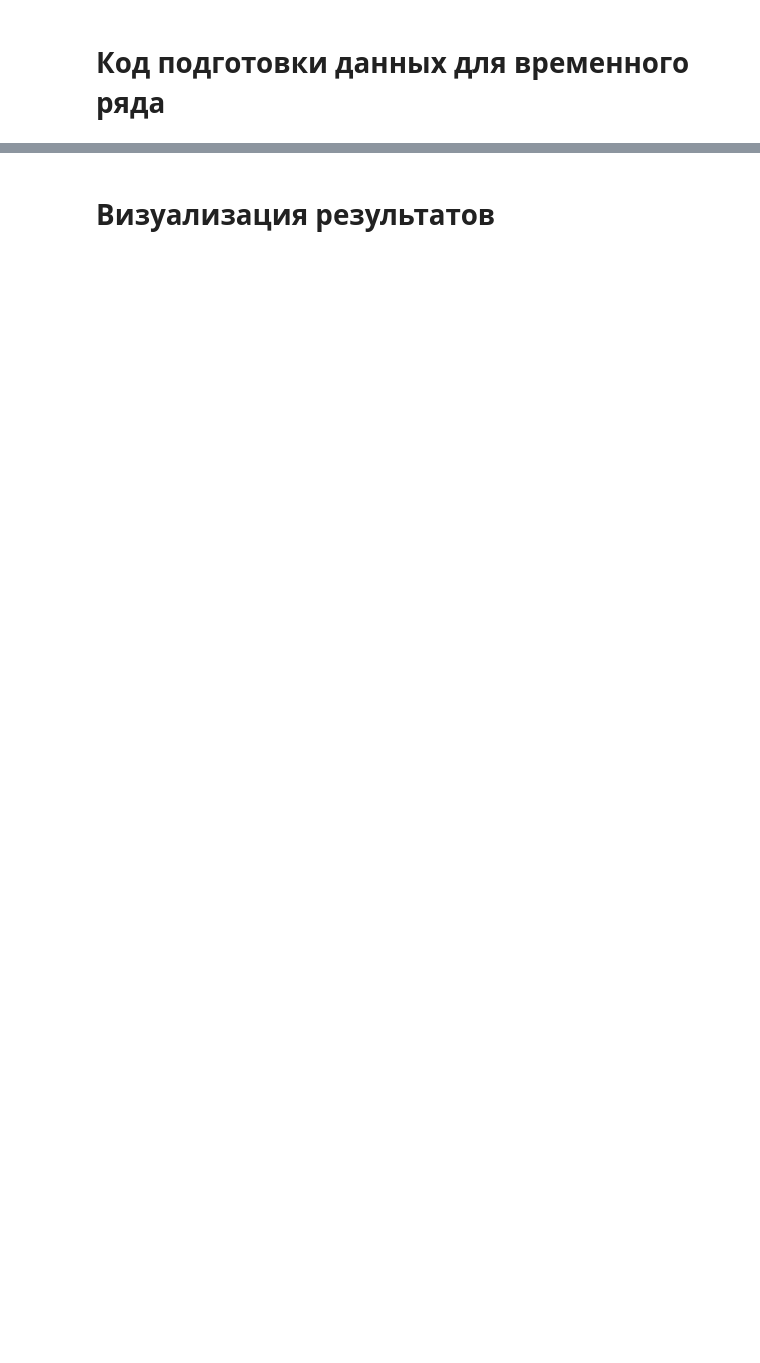
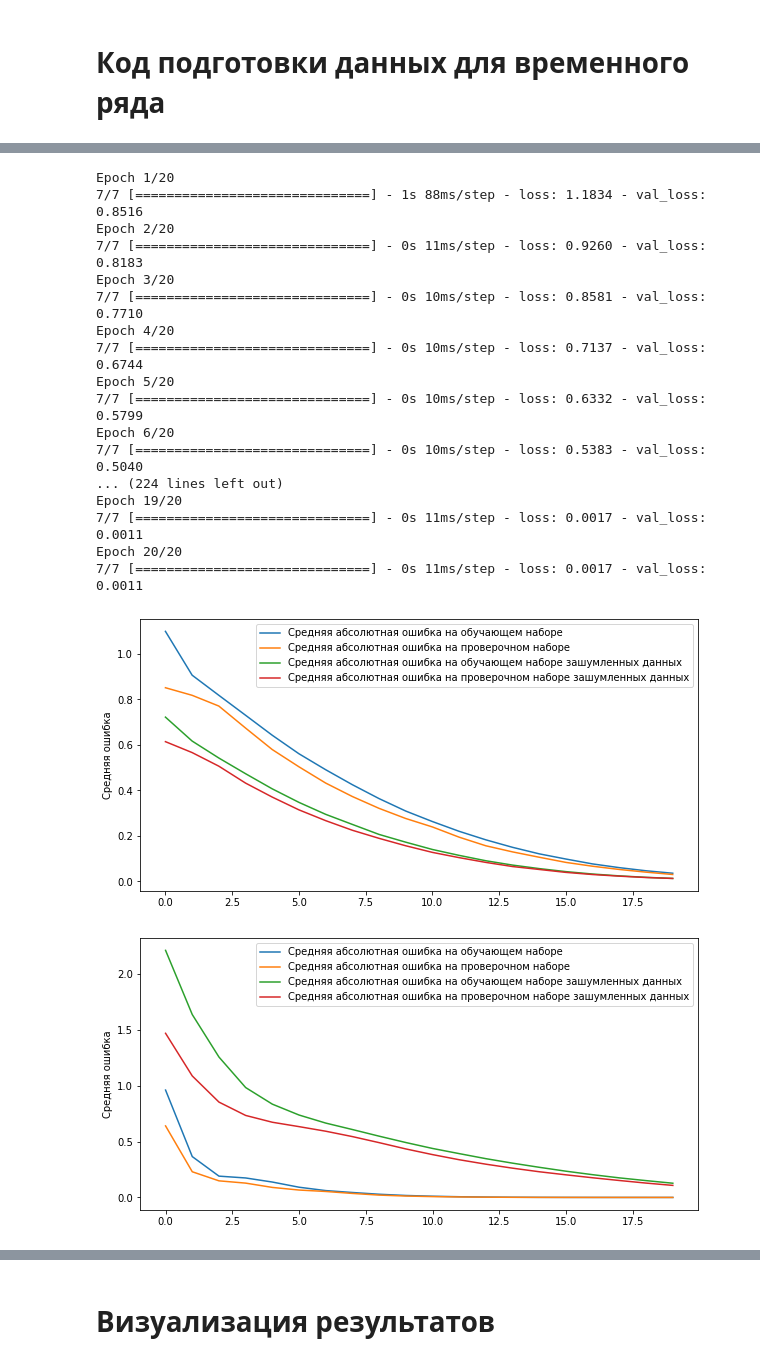
Before and after one commit to nikitazharkovsky/ML, a Jupyter notebook: AI_Lab2.ipynb, the cells around one changed output, grey strips where cells are left out. Cells and saved outputs as stored; diff of their text form; code cells hidden in the pictures; blank space fills up the shorter version.

```diff
--- a/AI_Lab2.ipynb
+++ b/AI_Lab2.ipynb
@@ -344,0 +301,47 @@ Epoch 20/20
+# %%
+def print_loss(history, history_noise):
+  plt.figure(figsize=(10,5))
+
+  plt.plot(history.history['loss'],label='Средняя абсолютная ошибка на обучающем наборе')
+  plt.plot(history.history['val_loss'],label='Средняя абсолютная ошибка на проверочном наборе')
+
+  plt.plot(history_noise.history['loss'],label='Средняя абсолютная ошибка на обучающем наборе зашумленных данных')
+  plt.plot(history_noise.history['val_loss'],label='Средняя абсолютная ошибка на проверочном наборе зашумленных данных')
+
+  plt.ylabel('Средняя ошибка')
+  plt.legend()
+  plt.show()
+# %%
+# Обучение
+(model_m3, history_m3) = getModel(xTrain_m3, yTrain_m3, xVal_m3, yVal_m3)
+(model_m4, history_m4) = getModel(xTrain_m4, yTrain_m4, xVal_m4, yVal_m4)
+(model_m5, history_m5) = getModel(xTrain_m5, yTrain_m5, xVal_m5, yVal_m5)
+
+# Обучение с шумом
+(model_m3_noise, history_m3_noise) = getModel(xTrain_m3_noise, yTrain_m3_noise, xVal_m3_noise, yVal_m3_noise)
+(model_m4_noise, history_m4_noise) = getModel(xTrain_m4_noise, yTrain_m4_noise, xVal_m4_noise, yVal_m4_noise)
+(model_m5_noise, history_m5_noise) = getModel(xTrain_m5_noise, yTrain_m5_noise, xVal_m5_noise, yVal_m5_noise)
+
+print_loss(history_m3, history_m3_noise)
+print_loss(history_m4, history_m4_noise)
+print_loss(history_m5, history_m5_noise)
+# %% [output]
+Epoch 1/20
+7/7 [==============================] - 1s 88ms/step - loss: 1.1834 - val_loss: 0.8516
+Epoch 2/20
+7/7 [==============================] - 0s 11ms/step - loss: 0.9260 - val_loss: 0.8183
+Epoch 3/20
+7/7 [==============================] - 0s 10ms/step - loss: 0.8581 - val_loss: 0.7710
+Epoch 4/20
+7/7 [==============================] - 0s 10ms/step - loss: 0.7137 - val_loss: 0.6744
+Epoch 5/20
+7/7 [==============================] - 0s 10ms/step - loss: 0.6332 - val_loss: 0.5799
+Epoch 6/20
+7/7 [==============================] - 0s 10ms/step - loss: 0.5383 - val_loss: 0.5040
+... (224 lines left out)
+Epoch 19/20
+7/7 [==============================] - 0s 11ms/step - loss: 0.0017 - val_loss: 0.0011
+Epoch 20/20
+7/7 [==============================] - 0s 11ms/step - loss: 0.0017 - val_loss: 0.0011
+[figure, added]
+[figure, added]
```
Also changed, not shown: parts of 35 cells of this notebook.
